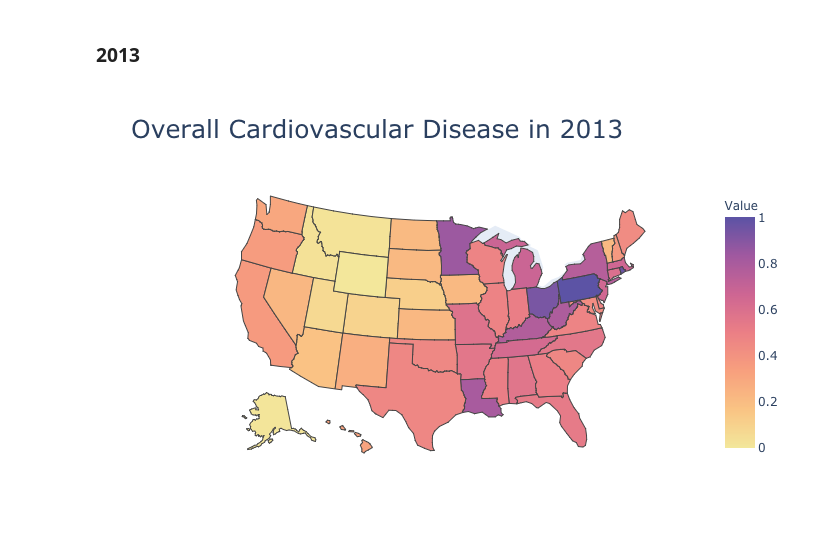
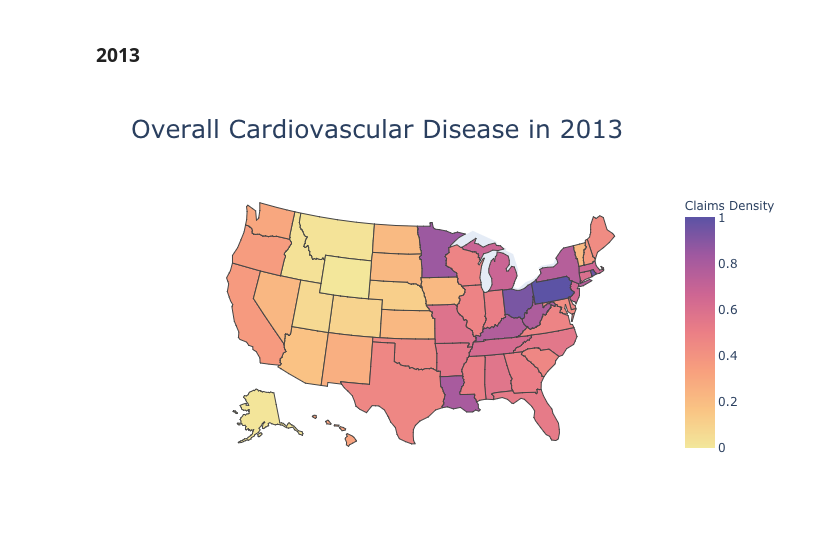
Before and after one commit to jsbernet/capstone_healthcare, a Jupyter notebook: Claims_map_cardiovascular_disease/Claims_maps_2004_2013.ipynb, the cells around one changed output. Saved outputs shown, nothing was run; the diff lists cells and outputs as text; code cells hidden in the pictures.

```diff
--- a/Claims_map_cardiovascular_disease/Claims_maps_2004_2013.ipynb
+++ b/Claims_map_cardiovascular_disease/Claims_maps_2004_2013.ipynb
@@ -498,21 +498,21 @@ state_2013[['Data_Value']] = scaler.fit_transform(state_2013[['Data_Value']])
 # %%
 # Define elements for Choropleth map
 data = dict(type = 'choropleth',
             colorscale = 'sunset',
             locations = state_2013['LocationAbbr'],
             locationmode= 'USA-states',
             z=state_2013['Data_Value'],
-            colorbar = {'title': 'Value'})
+            colorbar = {'title': 'Claims Density'})
 
 # Define Layout and map
 layout = dict(title = 'Overall Cardiovascular Disease in 2013', titlefont=dict(size=25), width=1000,
     height=600, geo=dict(scope='usa', showlakes=False))
 
 map = go.Figure(data=data, layout = layout)
 
 # Plot Map
 #iplot(map,filename='plot_2013')
 map.show(renderer="png")
 map.write_image("2013_normalized.png", scale=3)
 # %% [output]
-[figure, old version]
+[figure, new version]
```
Also changed, not shown: parts of 10 cells of this notebook.
